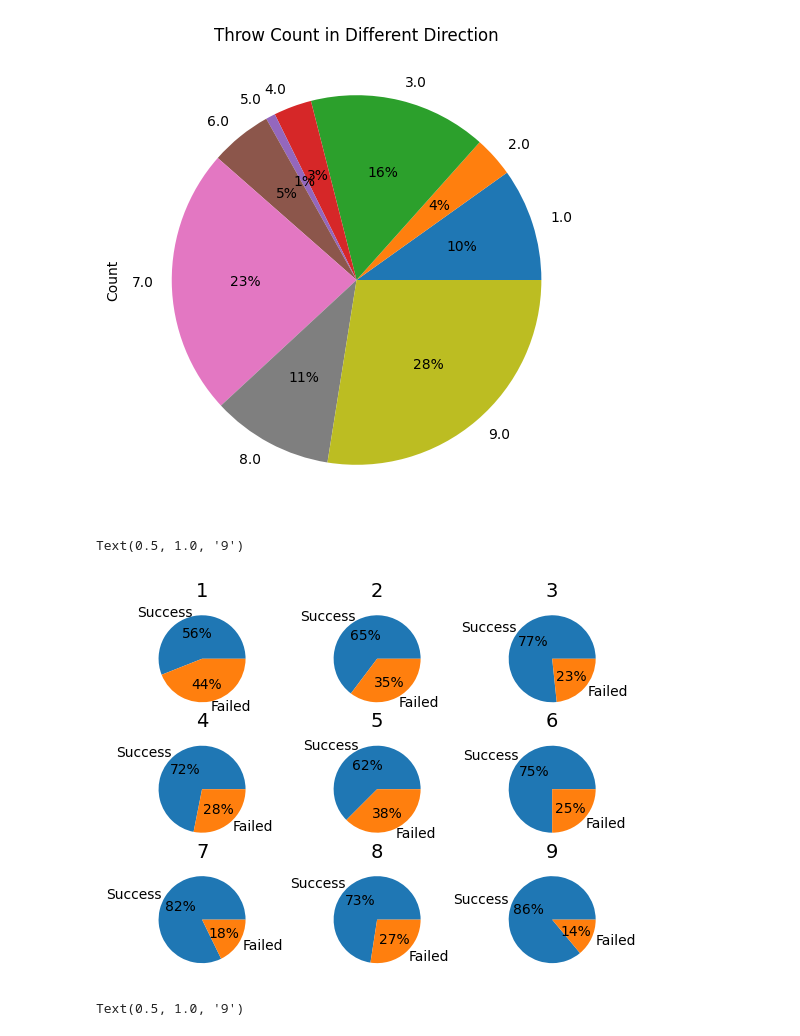
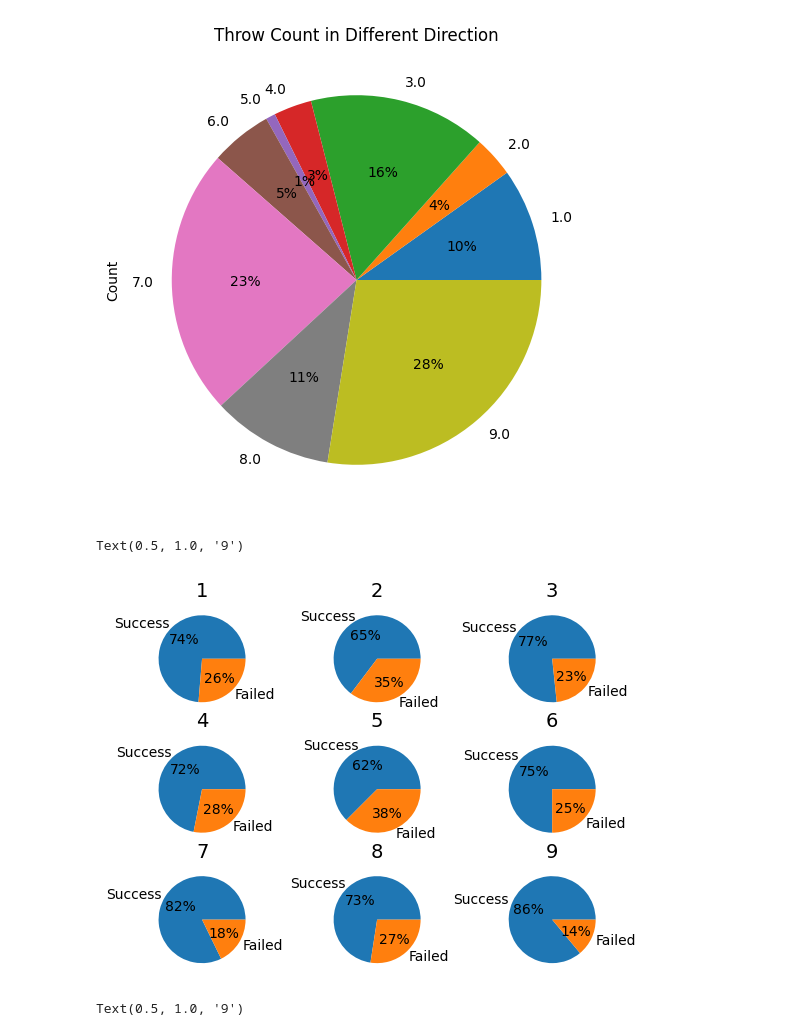
Before and after one commit to nayansavaliya/handball-data-science, a Jupyter notebook: src/FinalAnalysis/Analysis1/league3.ipynb, the cells around one changed output. Drawn from its saved outputs; the diff is of its cells as text; code cells hidden in the pictures.

```diff
--- a/src/FinalAnalysis/Analysis1/league3.ipynb
+++ b/src/FinalAnalysis/Analysis1/league3.ipynb
@@ -530,33 +530,33 @@ df17
 # %%
 # Some data
 labels = 'Success', 'Failed'
 
 # Make figure and axes
 fig, axs = plt.subplots(3, 3)
 
-axs[0, 0].pie([70,55], labels=labels, autopct='%.0f%%' )
+axs[0, 0].pie([70,25], labels=labels, autopct='%.0f%%' )
 axs[0, 0].set_title('1', fontsize=14)
 axs[0, 1].pie([22,12], labels=labels, autopct='%.0f%%')
 axs[0, 1].set_title('2', fontsize=14)
 axs[0, 2].pie([115,35], labels=labels,  autopct='%.0f%%')
 axs[0, 2].set_title('3', fontsize=14)
 
 axs[1, 0].pie([23,9], labels=labels, autopct='%.0f%%')
 axs[1, 0].set_title('4', fontsize=14)
 axs[1, 1].pie([5,3], labels=labels,  autopct='%.0f%%')
 axs[1, 1].set_title('5', fontsize=14)
 axs[1, 2].pie([39,13], labels=labels, autopct='%.0f%%')
 axs[1, 2].set_title('6', fontsize=14)
 
 axs[2, 0].pie([185,40], labels=labels,  autopct='%.0f%%')
 axs[2, 0].set_title('7', fontsize=14)
 axs[2, 1].pie([74,28], labels=labels, autopct='%.0f%%')
 axs[2, 1].set_title('8', fontsize=14)
 axs[2, 2].pie([228,37], labels=labels,  autopct='%.0f%%')
 axs[2, 2].set_title('9', fontsize=14)
 # %% [output]
 Text(0.5, 1.0, '9')
-[figure, old version]
+[figure, new version]
 # %%
 
 # Make figure and axes
```
Also changed, not shown: 7 other files.
